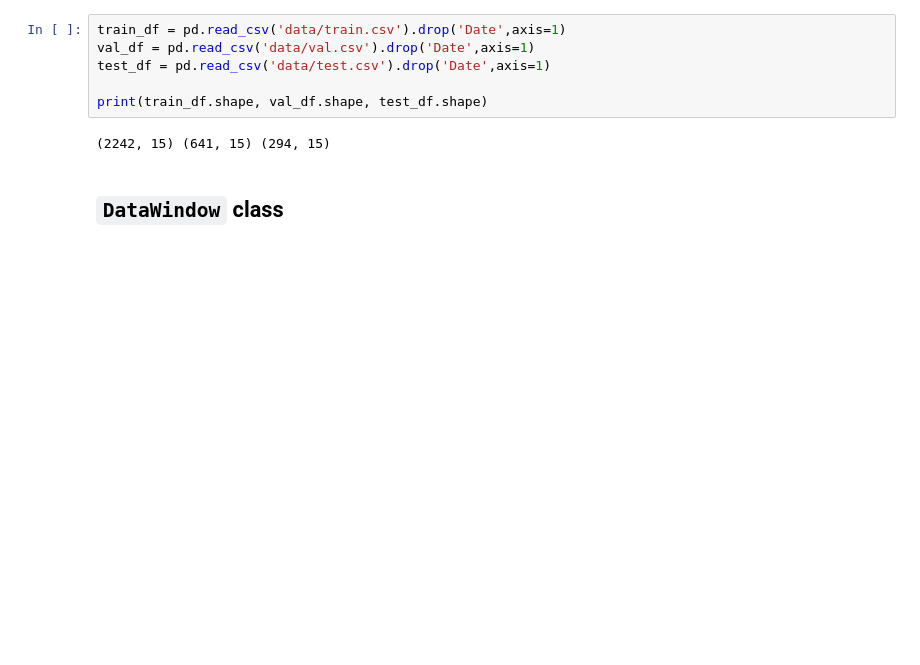
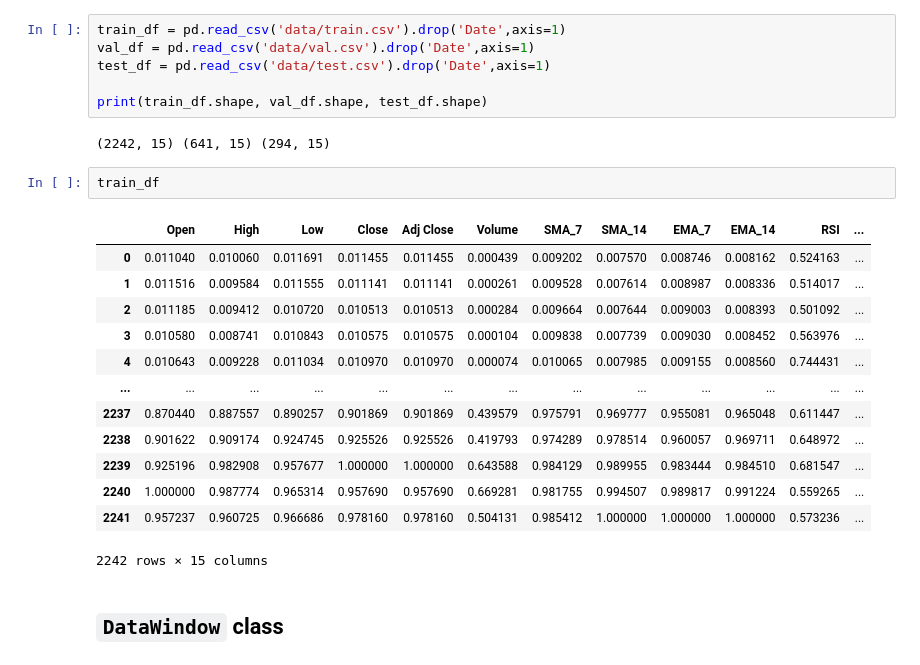
Before and after one commit to k1013726/Market-Sentiment-Analysis, a Jupyter notebook: Model_All/modeling-BTC/modeling-BTC.ipynb, the cells around one changed output. Saved outputs shown, nothing was run; the diff lists cells and outputs as text; blank space fills up the shorter version.

```diff
--- a/Model_All/modeling-BTC/modeling-BTC.ipynb
+++ b/Model_All/modeling-BTC/modeling-BTC.ipynb
@@ -33,6 +33,22 @@ test_df = pd.read_csv('data/test.csv').drop('Date',axis=1)
 print(train_df.shape, val_df.shape, test_df.shape)
 # %% [output]
 (2242, 15) (641, 15) (294, 15)
+# %%
+train_df
+# %% [output]
+|  | Open | High | Low | Close | Adj Close | Volume | SMA_7 | SMA_14 | EMA_7 | EMA_14 | RSI | ... |
+| 0 | 0.011040 | 0.010060 | 0.011691 | 0.011455 | 0.011455 | 0.000439 | 0.009202 | 0.007570 | 0.008746 | 0.008162 | 0.524163 | ... |
+| 1 | 0.011516 | 0.009584 | 0.011555 | 0.011141 | 0.011141 | 0.000261 | 0.009528 | 0.007614 | 0.008987 | 0.008336 | 0.514017 | ... |
+| 2 | 0.011185 | 0.009412 | 0.010720 | 0.010513 | 0.010513 | 0.000284 | 0.009664 | 0.007644 | 0.009003 | 0.008393 | 0.501092 | ... |
+| 3 | 0.010580 | 0.008741 | 0.010843 | 0.010575 | 0.010575 | 0.000104 | 0.009838 | 0.007739 | 0.009030 | 0.008452 | 0.563976 | ... |
+| 4 | 0.010643 | 0.009228 | 0.011034 | 0.010970 | 0.010970 | 0.000074 | 0.010065 | 0.007985 | 0.009155 | 0.008560 | 0.744431 | ... |
+| ... | ... | ... | ... | ... | ... | ... | ... | ... | ... | ... | ... | ... |
+| 2237 | 0.870440 | 0.887557 | 0.890257 | 0.901869 | 0.901869 | 0.439579 | 0.975791 | 0.969777 | 0.955081 | 0.965048 | 0.611447 | ... |
+| 2238 | 0.901622 | 0.909174 | 0.924745 | 0.925526 | 0.925526 | 0.419793 | 0.974289 | 0.978514 | 0.960057 | 0.969711 | 0.648972 | ... |
+| 2239 | 0.925196 | 0.982908 | 0.957677 | 1.000000 | 1.000000 | 0.643588 | 0.984129 | 0.989955 | 0.983444 | 0.984510 | 0.681547 | ... |
+| 2240 | 1.000000 | 0.987774 | 0.965314 | 0.957690 | 0.957690 | 0.669281 | 0.981755 | 0.994507 | 0.989817 | 0.991224 | 0.559265 | ... |
+| 2241 | 0.957237 | 0.960725 | 0.966686 | 0.978160 | 0.978160 | 0.504131 | 0.985412 | 1.000000 | 1.000000 | 1.000000 | 0.573236 | ... |
+2242 rows × 15 columns
 # %% [markdown]
 ## `DataWindow` class
 # %%
```
Also changed, not shown: parts of 10 cells of this notebook, 24 other files.
